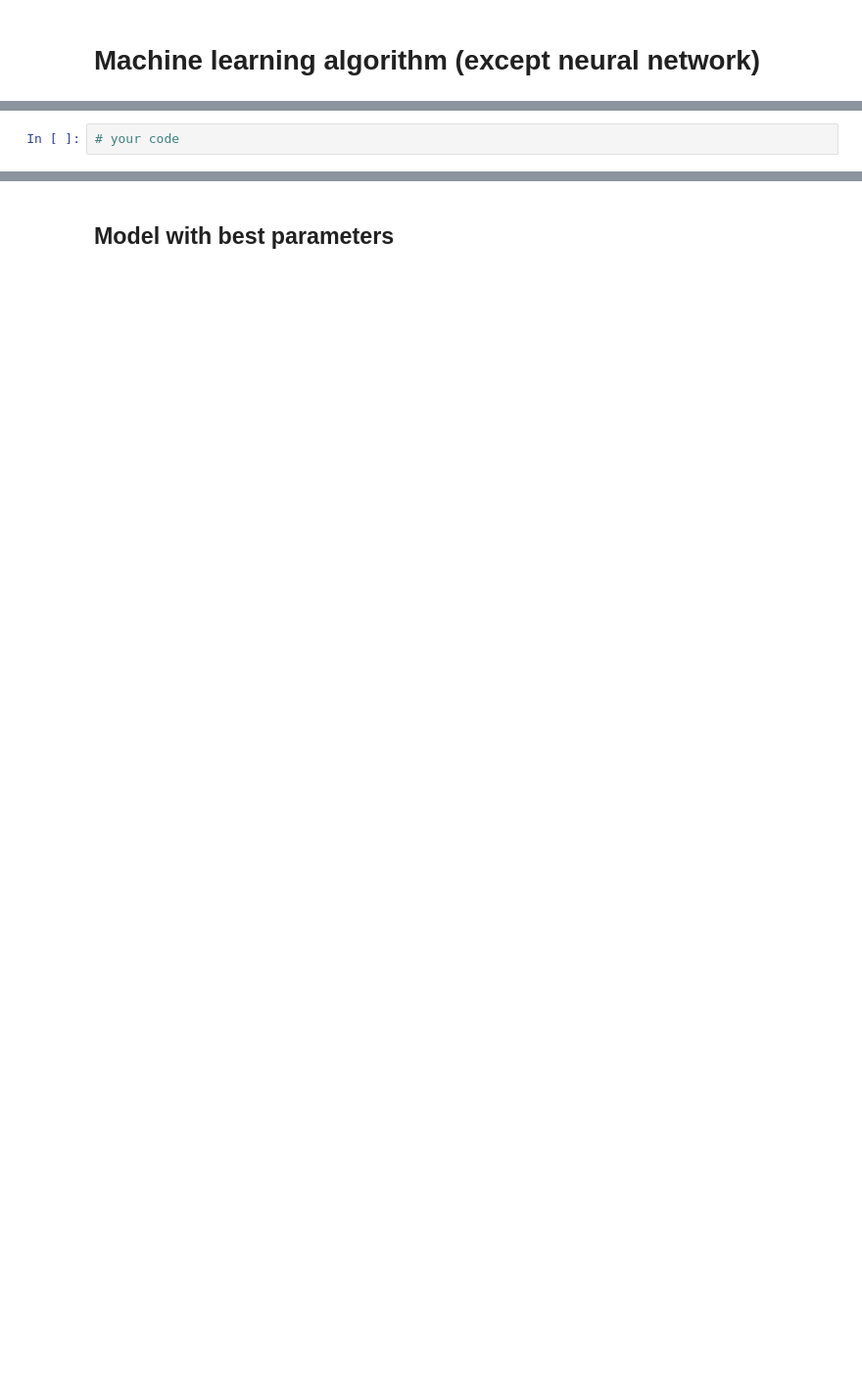
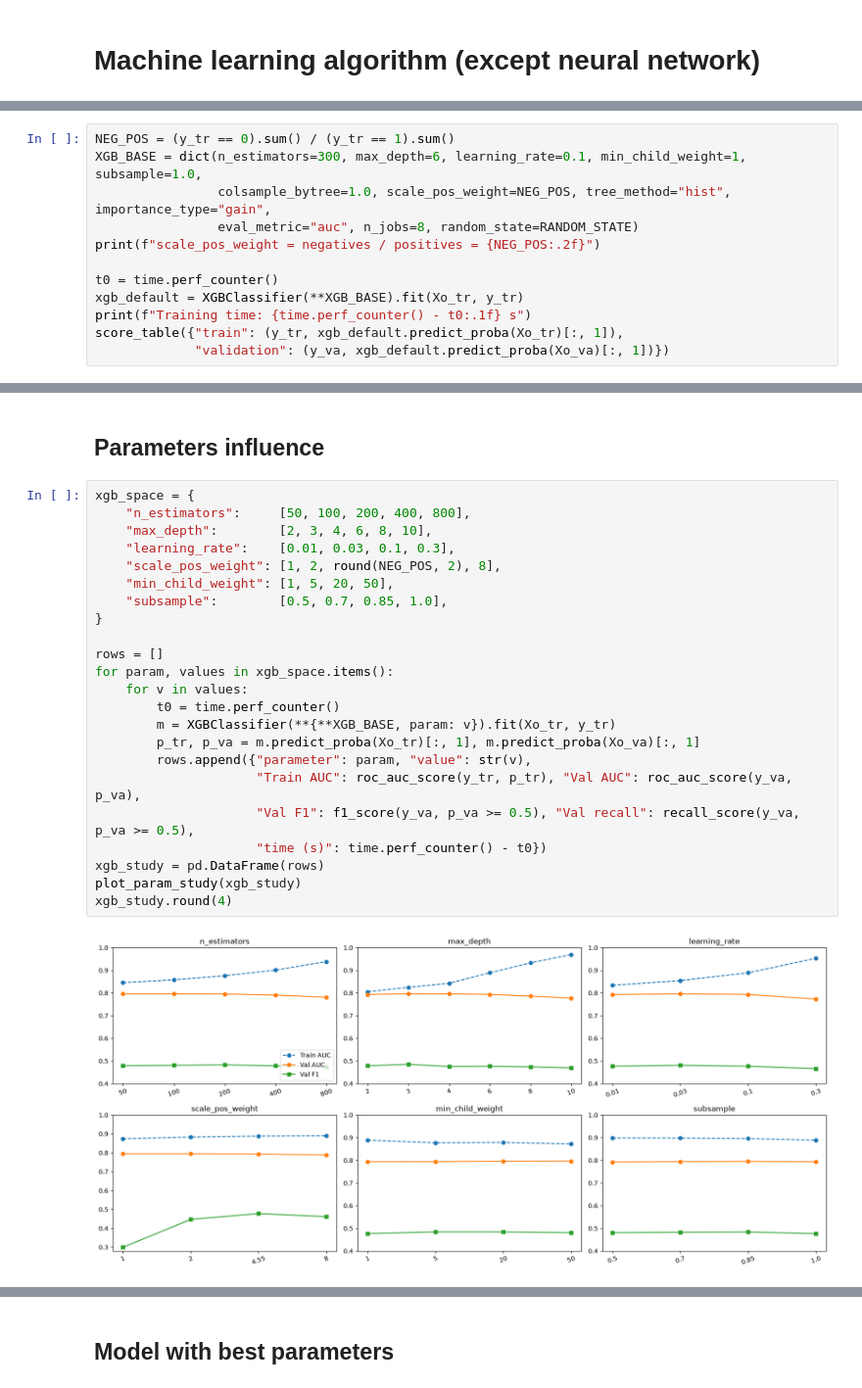
Before and after one commit to AxOxS/enrolmentPrediction, a Jupyter notebook: Individual_project.ipynb, the cells around one changed output, grey strips where cells are left out. Shown at 98% size. Cells and saved outputs as stored; diff of their text form; blank space fills up the shorter version.

Commit message:
methods

```diff
--- a/Individual_project.ipynb
+++ b/Individual_project.ipynb
@@ -725,2 +785,12 @@ print("Dense part:", Xd_tr.shape[1], "| embedding vocabularies:", emb_cardinalit
 # %%
-# your code
+NEG_POS = (y_tr == 0).sum() / (y_tr == 1).sum()
+XGB_BASE = dict(n_estimators=300, max_depth=6, learning_rate=0.1, min_child_weight=1, subsample=1.0,
+                colsample_bytree=1.0, scale_pos_weight=NEG_POS, tree_method="hist", importance_type="gain",
+                eval_metric="auc", n_jobs=8, random_state=RANDOM_STATE)
+print(f"scale_pos_weight = negatives / positives = {NEG_POS:.2f}")
+
+t0 = time.perf_counter()
+xgb_default = XGBClassifier(**XGB_BASE).fit(Xo_tr, y_tr)
+print(f"Training time: {time.perf_counter() - t0:.1f} s")
+score_table({"train": (y_tr, xgb_default.predict_proba(Xo_tr)[:, 1]),
+             "validation": (y_va, xgb_default.predict_proba(Xo_va)[:, 1])})
@@ -726,0 +823,27 @@ print("Dense part:", Xd_tr.shape[1], "| embedding vocabularies:", emb_cardinalit
+# %% [markdown]
+## Parameters influence
+# %%
+xgb_space = {
+    "n_estimators":     [50, 100, 200, 400, 800],
+    "max_depth":        [2, 3, 4, 6, 8, 10],
+    "learning_rate":    [0.01, 0.03, 0.1, 0.3],
+    "scale_pos_weight": [1, 2, round(NEG_POS, 2), 8],
+    "min_child_weight": [1, 5, 20, 50],
+    "subsample":        [0.5, 0.7, 0.85, 1.0],
+}
+
+rows = []
+for param, values in xgb_space.items():
+    for v in values:
+        t0 = time.perf_counter()
+        m = XGBClassifier(**{**XGB_BASE, param: v}).fit(Xo_tr, y_tr)
+        p_tr, p_va = m.predict_proba(Xo_tr)[:, 1], m.predict_proba(Xo_va)[:, 1]
+        rows.append({"parameter": param, "value": str(v),
+                     "Train AUC": roc_auc_score(y_tr, p_tr), "Val AUC": roc_auc_score(y_va, p_va),
+                     "Val F1": f1_score(y_va, p_va >= 0.5), "Val recall": recall_score(y_va, p_va >= 0.5),
+                     "time (s)": time.perf_counter() - t0})
+xgb_study = pd.DataFrame(rows)
+plot_param_study(xgb_study)
+xgb_study.round(4)
+# %% [output]
+[figure, added]
```
Also changed, not shown: parts of 39 cells of this notebook, 2 other files.
